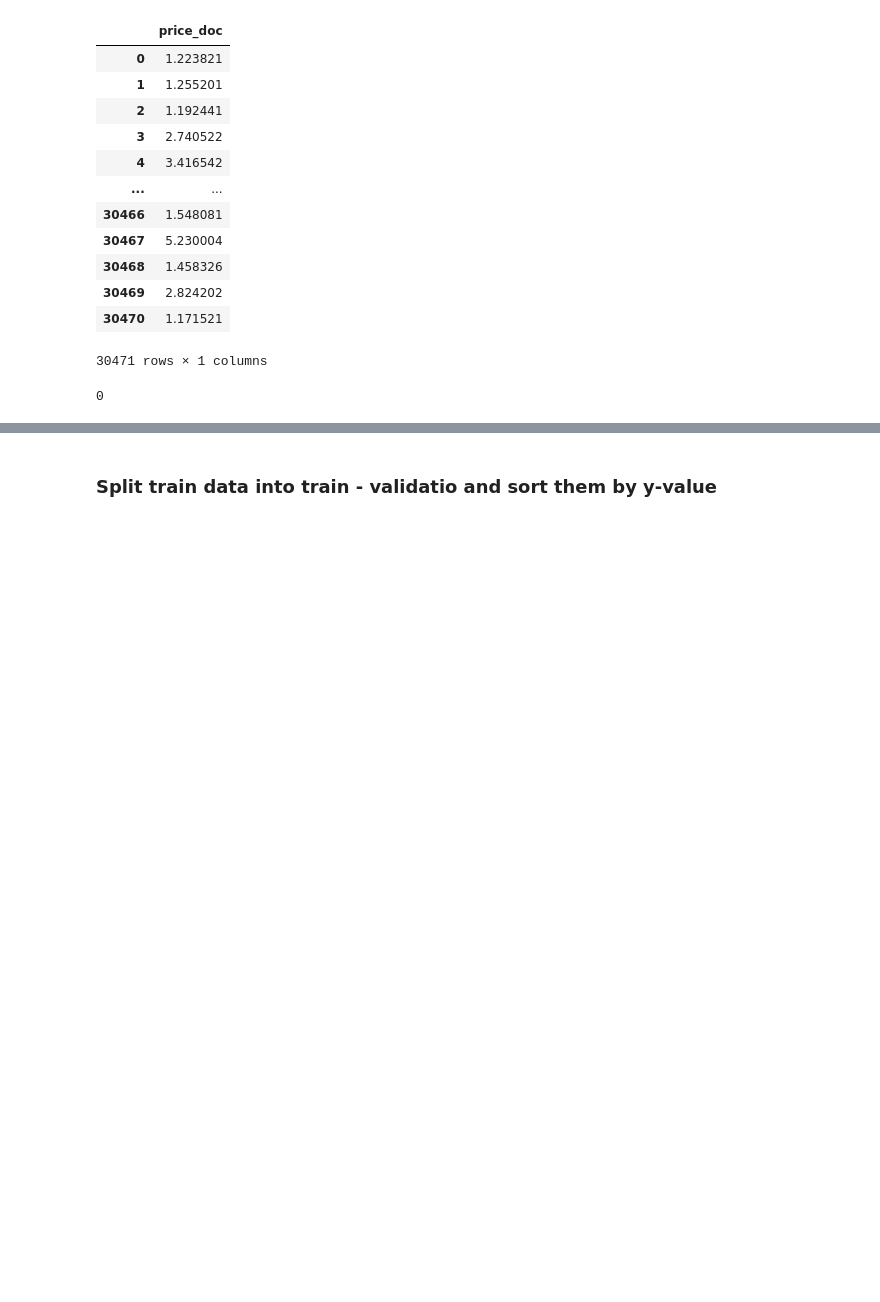
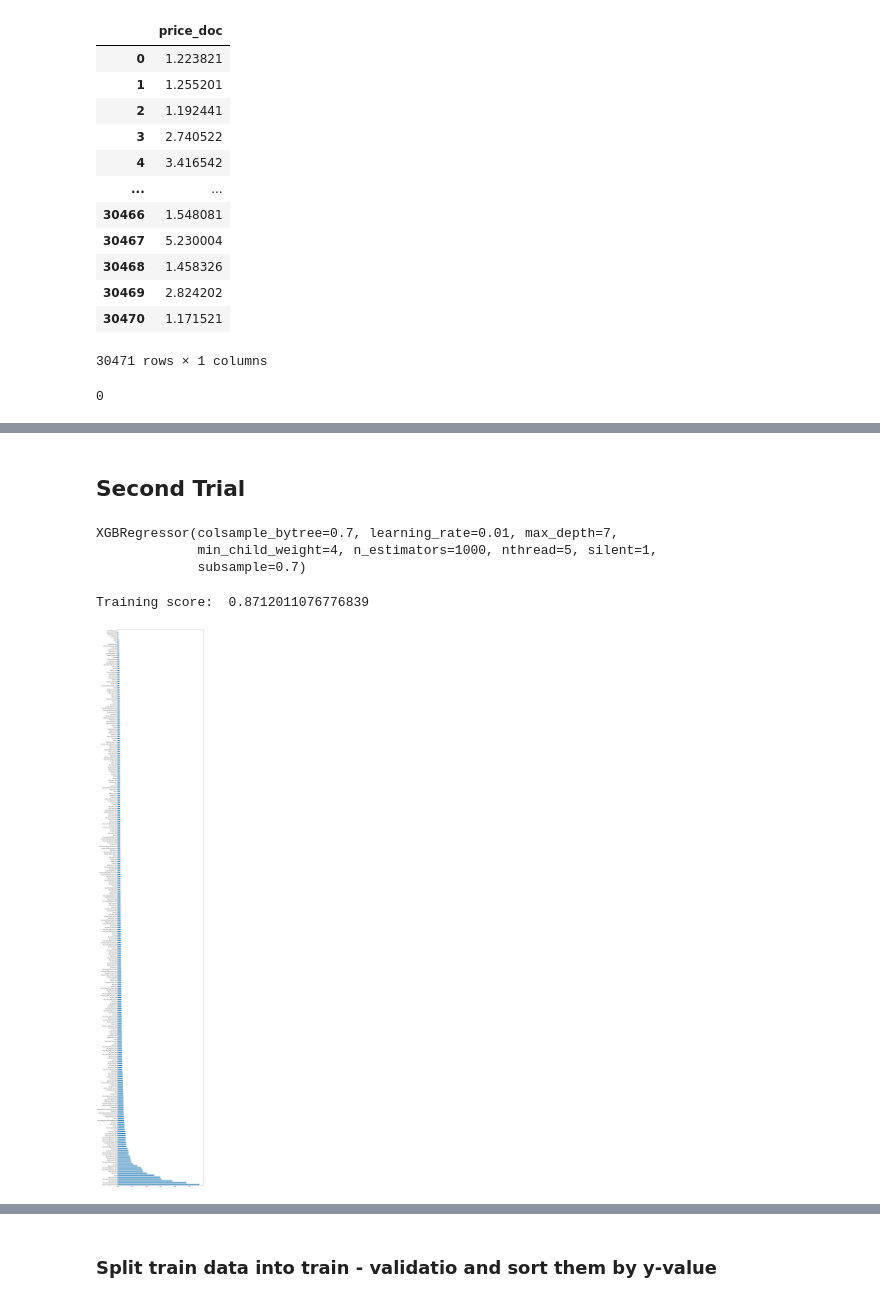
Before and after one commit to Majid-Sohrabi/MLDM_Competition_Sberbank, a Jupyter notebook: Sberbank_Russian_Housing_Market.ipynb, the cells around one changed output, grey strips where cells are left out. Cells and saved outputs as stored; diff of their text form; code cells hidden in the pictures; blank space fills up the shorter version.

```diff
--- a/Sberbank_Russian_Housing_Market.ipynb
+++ b/Sberbank_Russian_Housing_Market.ipynb
@@ -540,0 +537,2 @@ print(sum(check_null))
+# %% [markdown]
+## Second Trial
@@ -540,0 +549,19 @@ print(sum(check_null))
+# %%
+xgb2.fit(x_train,y_train)
+# %% [output]
+XGBRegressor(colsample_bytree=0.7, learning_rate=0.01, max_depth=7,
+             min_child_weight=4, n_estimators=1000, nthread=5, silent=1,
+             subsample=0.7)
+# %%
+score = xgb2.score(x_train, y_train)
+print("Training score: ", score)
+# %% [output]
+Training score:  0.8712011076776839
+# %%
+plt.figure(figsize=(15,100))
+(pd.Series(xgb2.feature_importances_, index=x_train.columns)
+   .nlargest(294)
+   .plot(kind='barh'))
+plt.show()
+# %% [output]
+[figure, added]
```
Also changed, not shown: parts of 80 cells of this notebook.
